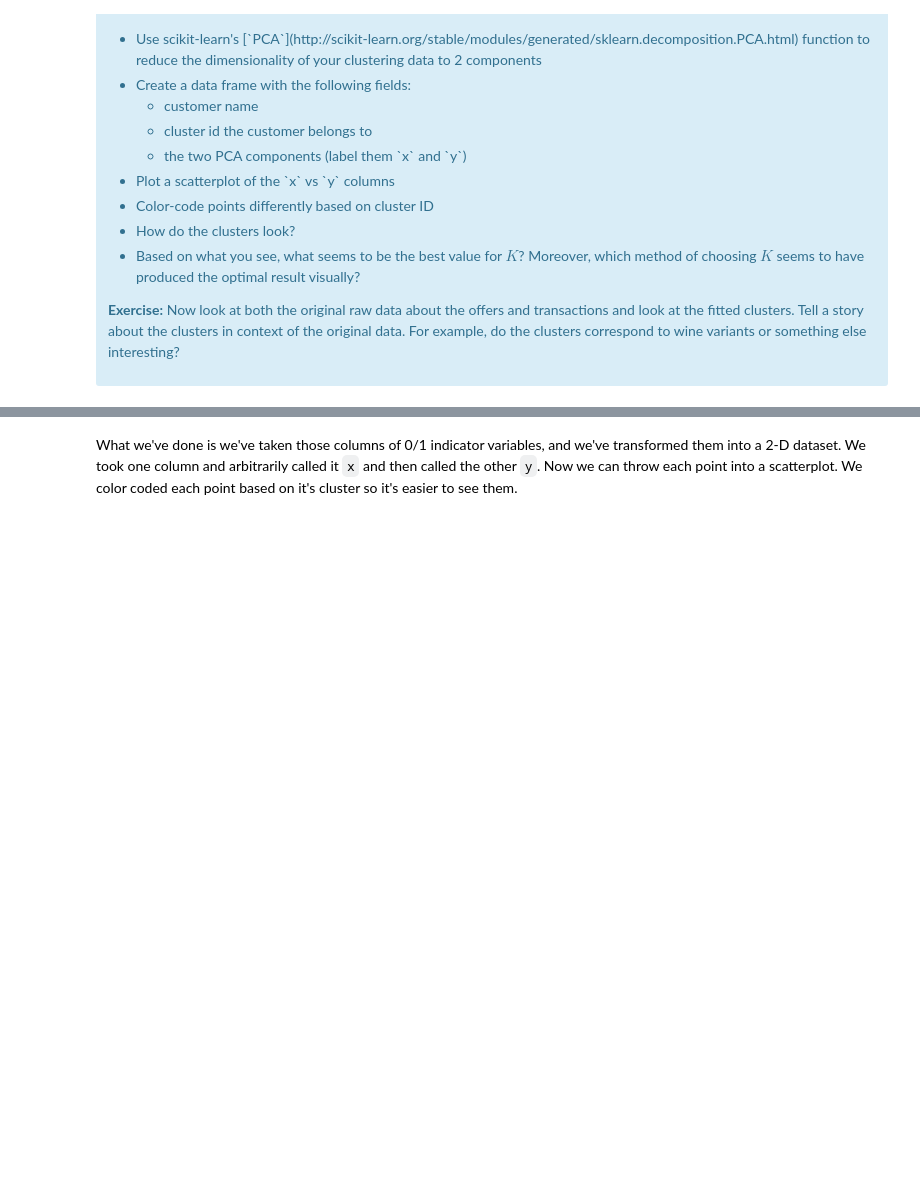
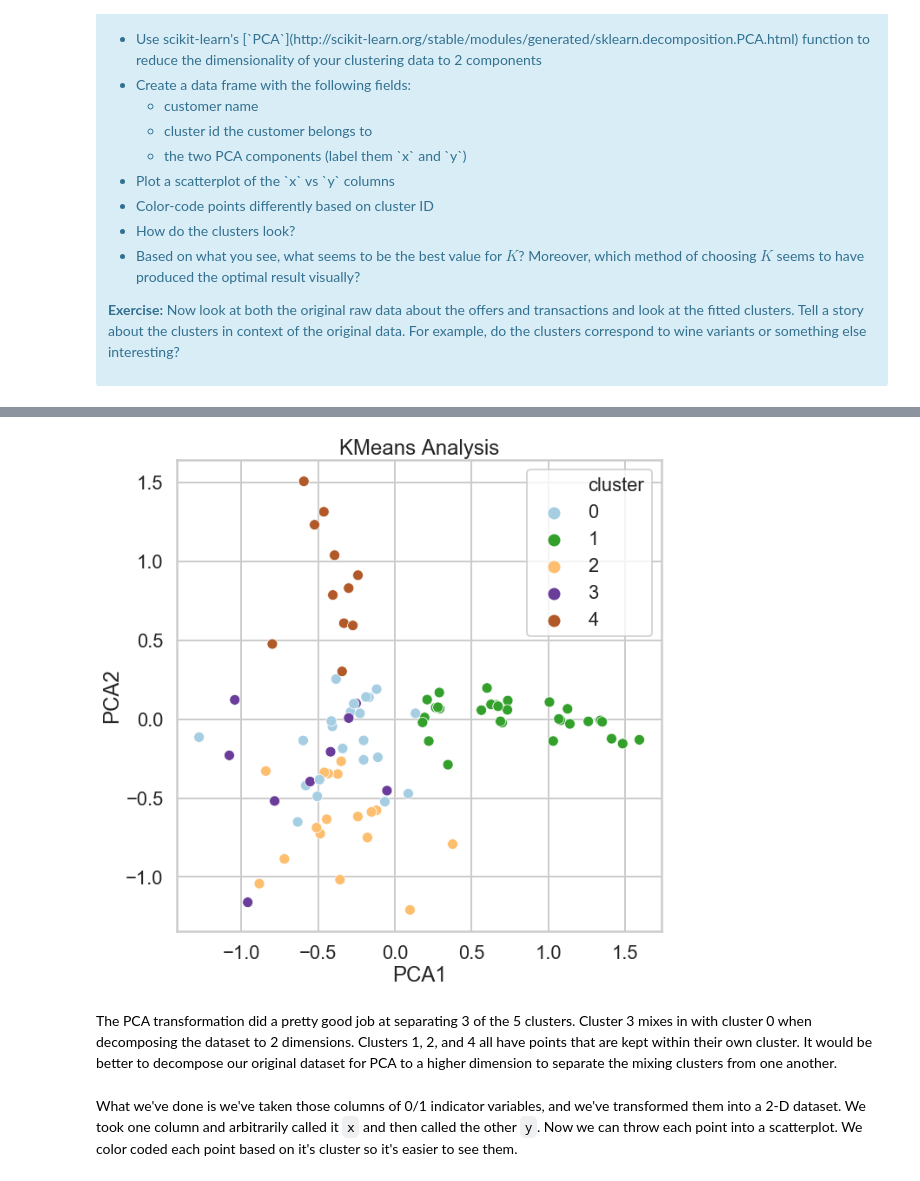
Before and after one commit to aldenmchico/Springboard, a Jupyter notebook: Clustering-Exercise/Mini_Project_Clustering.ipynb, the cells around one changed output, grey strips where cells are left out. Saved outputs shown, nothing was run; the diff lists cells and outputs as text; code cells hidden in the pictures; blank space fills up the shorter version.

```diff
--- a/Clustering-Exercise/Mini_Project_Clustering.ipynb
+++ b/Clustering-Exercise/Mini_Project_Clustering.ipynb
@@ -175,0 +277,16 @@ This is only one use of PCA for dimension reduction. We can also use PCA when we
+# %%
+from sklearn.decomposition import PCA
+
+# Instantiate the PCA model with 2 components and fit/transform to customer data
+pca = PCA(n_components=2)
+xcols_transform = pca.fit_transform(x_cols)
+xcols_transform_df = pd.DataFrame(xcols_transform, columns=['x','y'])
+
+# Create a pca_df with customer and cluster information
+pca_df = pd.DataFrame()
+pca_df['customer'] = pivot.index
+pca_df['cluster'] = y_pred_k5
+
+# Concatenate the x/y PCA values to the DataFrame
+pca_df = pd.concat([pca_df, xcols_transform_df], axis=1)
+pca_df.head()
@@ -176,3 +300,13 @@ This is only one use of PCA for dimension reduction. We can also use PCA when we
+# %%
+_ = plt.figure(figsize=(10,10))
+_ = plt.title('KMeans Analysis')
+_ = sns.scatterplot(x='x', y='y', hue='cluster', data=pca_df, legend='full', palette='Paired')
+_ = plt.xlabel('PCA1')
+_ = plt.ylabel('PCA2')
+# %% [output]
+[figure, added]
+# %% [markdown]
+The PCA transformation did a pretty good job at separating 3 of the 5 clusters. Cluster 3 mixes in with cluster 0 when decomposing the dataset to 2 dimensions. Clusters 1, 2, and 4 all have points that are kept within their own cluster. It would be better to decompose our original dataset for PCA to a higher dimension to separate the mixing clusters from one another.
 # %% [markdown]
 What we've done is we've taken those columns of 0/1 indicator variables, and we've transformed them into a 2-D dataset. We took one column and arbitrarily called it `x` and then called the other `y`. Now we can throw each point into a scatterplot. We color coded each point based on it's cluster so it's easier to see them.
 # %% [markdown]
```
Also changed, not shown: parts of 33 cells of this notebook, 2 other files.
